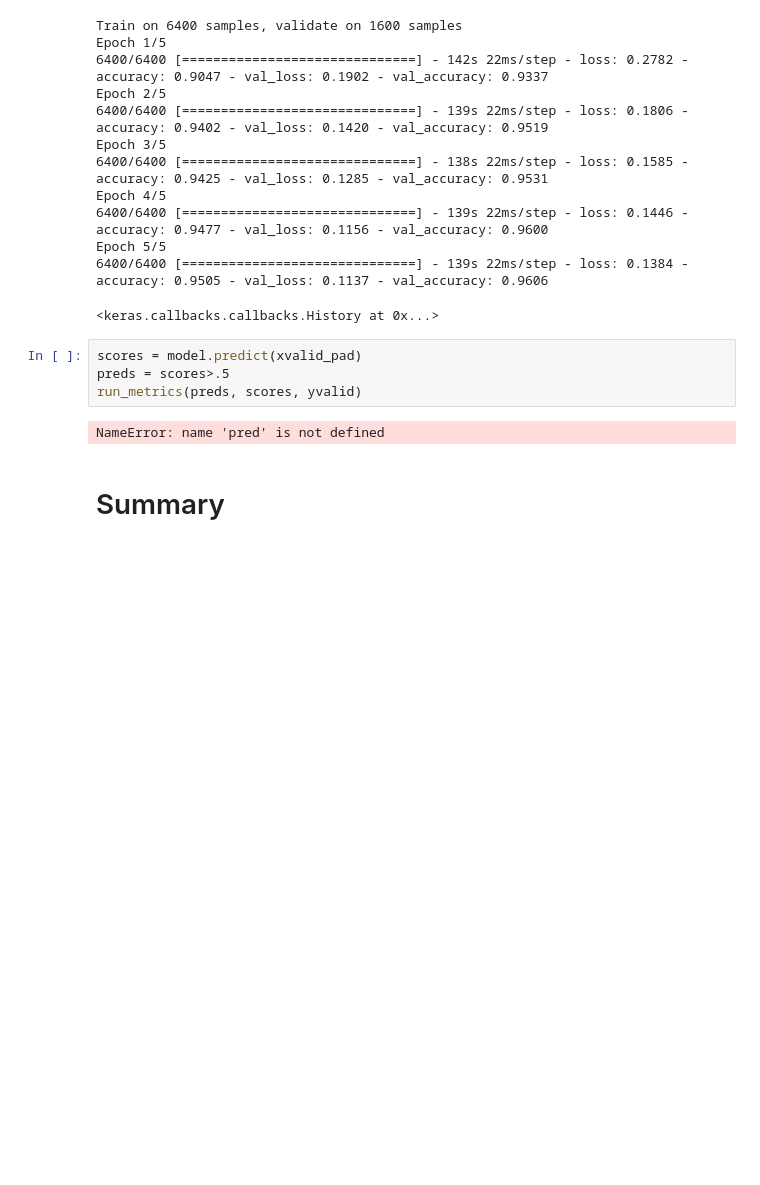
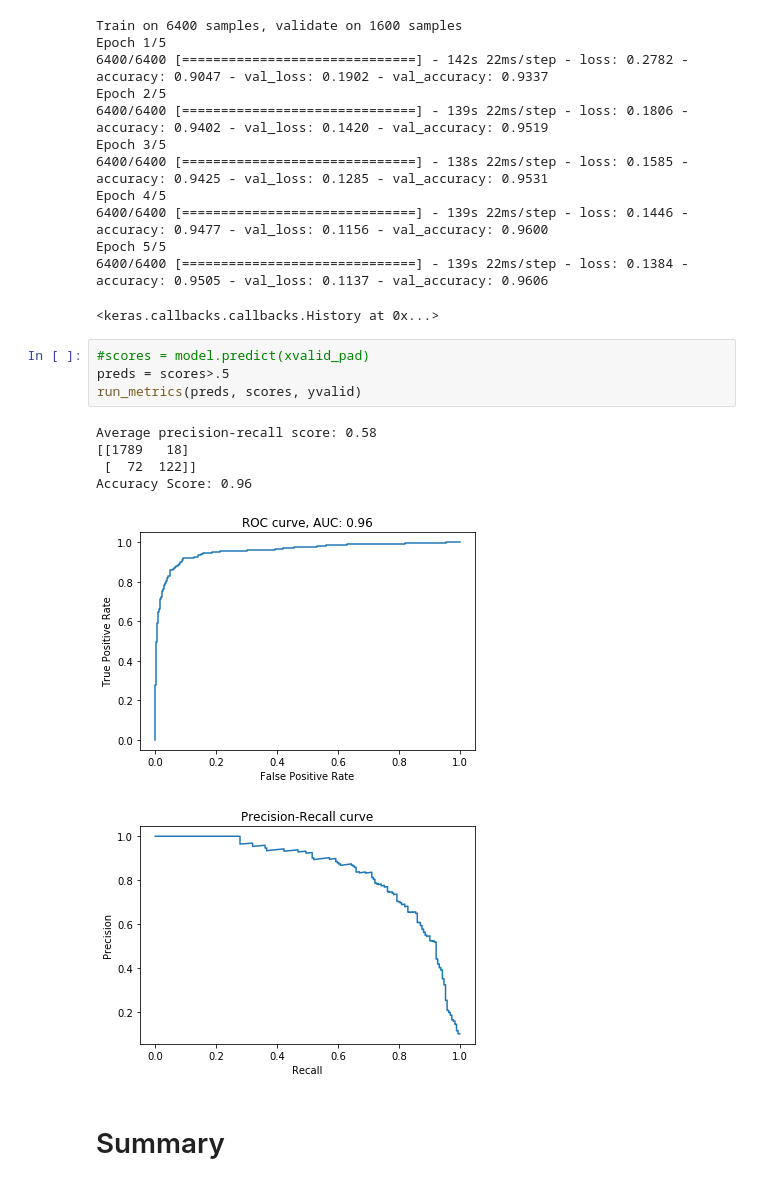
Before and after one commit to jkchandalia/toximeter, a Jupyter notebook: Toxic_Comment_NLP.ipynb, the cells around one changed output. Cells and saved outputs as stored; diff of their text form; blank space fills up the shorter version.

```diff
--- a/Toxic_Comment_NLP.ipynb
+++ b/Toxic_Comment_NLP.ipynb
@@ -423,11 +423,16 @@ Epoch 5/5
 6400/6400 [==============================] - 139s 22ms/step - loss: 0.1384 - accuracy: 0.9505 - val_loss: 0.1137 - val_accuracy: 0.9606
 <keras.callbacks.callbacks.History at 0x...>
 # %%
-scores = model.predict(xvalid_pad)
+#scores = model.predict(xvalid_pad)
 preds = scores>.5
 run_metrics(preds, scores, yvalid)
 # %% [output]
-NameError: name 'pred' is not defined
+Average precision-recall score: 0.58
+[[1789   18]
+ [  72  122]]
+Accuracy Score: 0.96
+[figure, added]
+[figure, added]
 # %% [markdown]
 # Summary
 # %% [markdown]
```
Also changed, not shown: parts of 1 cell of this notebook.
